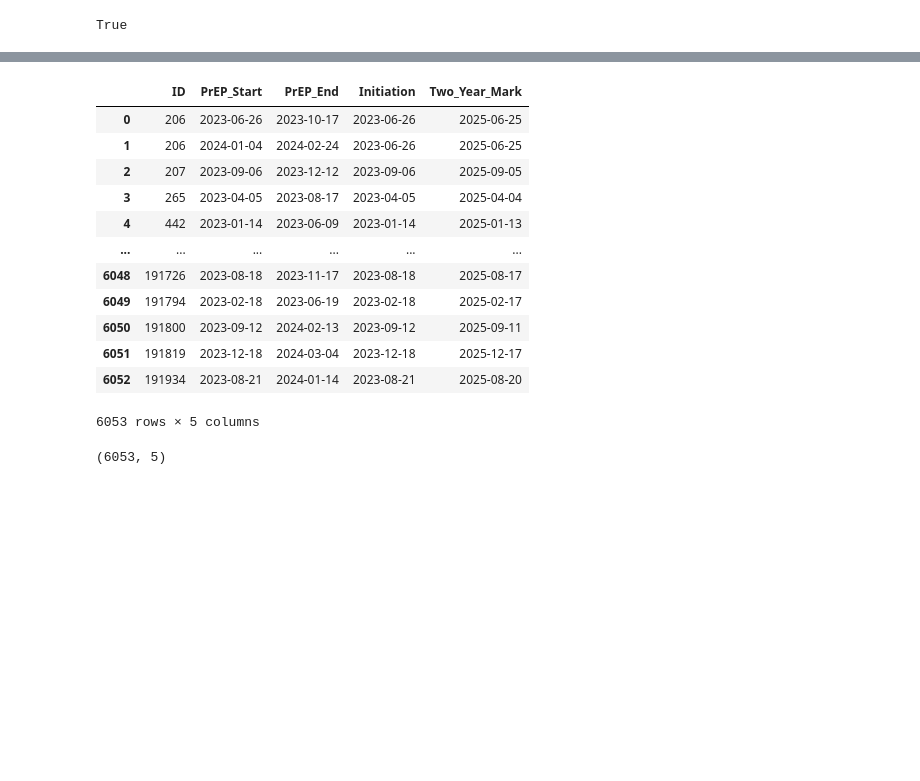
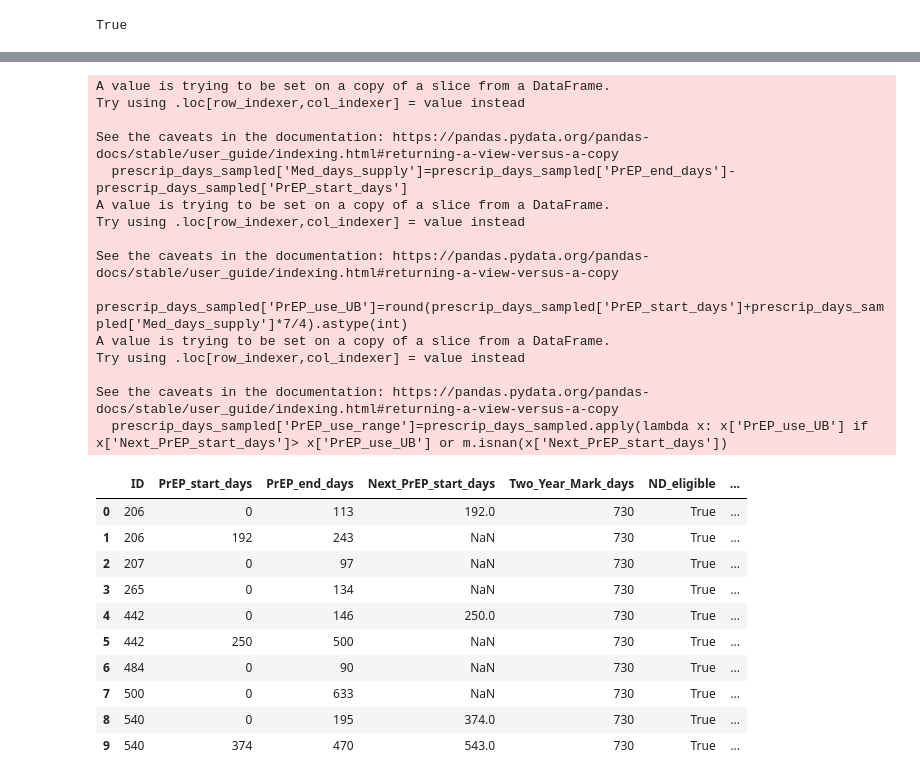
Before and after one commit to ynchen08/PrEP-Traj-Clustering, a Jupyter notebook: Programs/Sensitivity_Analysis.ipynb, the cells around one changed output, grey strips where cells are left out. Drawn from its saved outputs; the diff is of its cells as text; code cells hidden in the pictures; blank space fills up the shorter version.

```diff
--- a/Programs/Sensitivity_Analysis.ipynb
+++ b/Programs/Sensitivity_Analysis.ipynb
@@ -121,20 +159,51 @@ True
 # %%
-prescrip_dates_sampled3
+#de-identify the date
+a=prescrip_dates_sampled3["PrEP_Start"] - prescrip_dates_sampled3["Initiation"]
+prescrip_dates_sampled3['PrEP_start_days']=a.dt.days
+a=prescrip_dates_sampled3["PrEP_End"] - prescrip_dates_sampled3["Initiation"]
+prescrip_dates_sampled3['PrEP_end_days']=a.dt.days
+a=prescrip_dates_sampled3['Next_PrEP_Start'] - prescrip_dates_sampled3["Initiation"]
+prescrip_dates_sampled3['Next_PrEP_start_days']=a.dt.days
+a=prescrip_dates_sampled3['Two_Year_Mark'] - prescrip_dates_sampled3["Initiation"]
+prescrip_dates_sampled3['Two_Year_Mark_days']=a.dt.days
+prescrip_days_sampled=prescrip_dates_sampled3[['ID','PrEP_start_days','PrEP_end_days','Next_PrEP_start_days','Two_Year_Mark_days','ND_eligible']]
+
+#create a column for medication days supply variable
+prescrip_days_sampled['Med_days_supply']=prescrip_days_sampled['PrEP_end_days']-prescrip_days_sampled['PrEP_start_days']
+
+#create a column for hypothetical upperbound when medication would run out using doses/week dosing frequency
+prescrip_days_sampled['PrEP_use_UB']=round(prescrip_days_sampled['PrEP_start_days']+prescrip_days_sampled['Med_days_supply']*7/4).astype(int)
+
+#create column for the day range within which days of PrEP intake would be sampled
+prescrip_days_sampled['PrEP_use_range']=prescrip_days_sampled.apply(lambda x: x['PrEP_use_UB'] if x['Next_PrEP_start_days']> x['PrEP_use_UB'] or m.isnan(x['Next_PrEP_start_days'])
+                            else x['Next_PrEP_start_days']-1, axis=1).astype(int)
 # %% [output]
-|  | ID | PrEP_Start | PrEP_End | Initiation | Two_Year_Mark |
-| 0 | 206 | 2023-06-26 | 2023-10-17 | 2023-06-26 | 2025-06-25 |
-| 1 | 206 | 2024-01-04 | 2024-02-24 | 2023-06-26 | 2025-06-25 |
-| 2 | 207 | 2023-09-06 | 2023-12-12 | 2023-09-06 | 2025-09-05 |
-| 3 | 265 | 2023-04-05 | 2023-08-17 | 2023-04-05 | 2025-04-04 |
-| 4 | 442 | 2023-01-14 | 2023-06-09 | 2023-01-14 | 2025-01-13 |
-| ... | ... | ... | ... | ... | ... |
-| 6048 | 191726 | 2023-08-18 | 2023-11-17 | 2023-08-18 | 2025-08-17 |
-| 6049 | 191794 | 2023-02-18 | 2023-06-19 | 2023-02-18 | 2025-02-17 |
-| 6050 | 191800 | 2023-09-12 | 2024-02-13 | 2023-09-12 | 2025-09-11 |
-| 6051 | 191819 | 2023-12-18 | 2024-03-04 | 2023-12-18 | 2025-12-17 |
-| 6052 | 191934 | 2023-08-21 | 2024-01-14 | 2023-08-21 | 2025-08-20 |
-6053 rows × 5 columns
+A value is trying to be set on a copy of a slice from a DataFrame.
+Try using .loc[row_indexer,col_indexer] = value instead
+
+See the caveats in the documentation: https://pandas.pydata.org/pandas-docs/stable/user_guide/indexing.html#returning-a-view-versus-a-copy
+  prescrip_days_sampled['Med_days_supply']=prescrip_days_sampled['PrEP_end_days']-prescrip_days_sampled['PrEP_start_days']
+A value is trying to be set on a copy of a slice from a DataFrame.
+Try using .loc[row_indexer,col_indexer] = value instead
+
+See the caveats in the documentation: https://pandas.pydata.org/pandas-docs/stable/user_guide/indexing.html#returning-a-view-versus-a-copy
+  prescrip_days_sampled['PrEP_use_UB']=round(prescrip_days_sampled['PrEP_start_days']+prescrip_days_sampled['Med_days_supply']*7/4).astype(int)
+A value is trying to be set on a copy of a slice from a DataFrame.
+Try using .loc[row_indexer,col_indexer] = value instead
+
+See the caveats in the documentation: https://pandas.pydata.org/pandas-docs/stable/user_guide/indexing.html#returning-a-view-versus-a-copy
+  prescrip_days_sampled['PrEP_use_range']=prescrip_days_sampled.apply(lambda x: x['PrEP_use_UB'] if x['Next_PrEP_start_days']> x['PrEP_use_UB'] or m.isnan(x['Next_PrEP_start_days'])
-# %%
-prescrip_dates_sampled2.shape
-# %% [output]
-(6053, 5)
+# %%
+prescrip_days_sampled.head(10)
+# %% [output]
+|  | ID | PrEP_start_days | PrEP_end_days | Next_PrEP_start_days | Two_Year_Mark_days | ND_eligible | ... |
+| 0 | 206 | 0 | 113 | 192.0 | 730 | True | ... |
+| 1 | 206 | 192 | 243 | NaN | 730 | True | ... |
+| 2 | 207 | 0 | 97 | NaN | 730 | True | ... |
+| 3 | 265 | 0 | 134 | NaN | 730 | True | ... |
+| 4 | 442 | 0 | 146 | 250.0 | 730 | True | ... |
+| 5 | 442 | 250 | 500 | NaN | 730 | True | ... |
+| 6 | 484 | 0 | 90 | NaN | 730 | True | ... |
+| 7 | 500 | 0 | 633 | NaN | 730 | True | ... |
+| 8 | 540 | 0 | 195 | 374.0 | 730 | True | ... |
+| 9 | 540 | 374 | 470 | 543.0 | 730 | True | ... |
```
Also changed, not shown: parts of 20 cells of this notebook, 2 other files.
